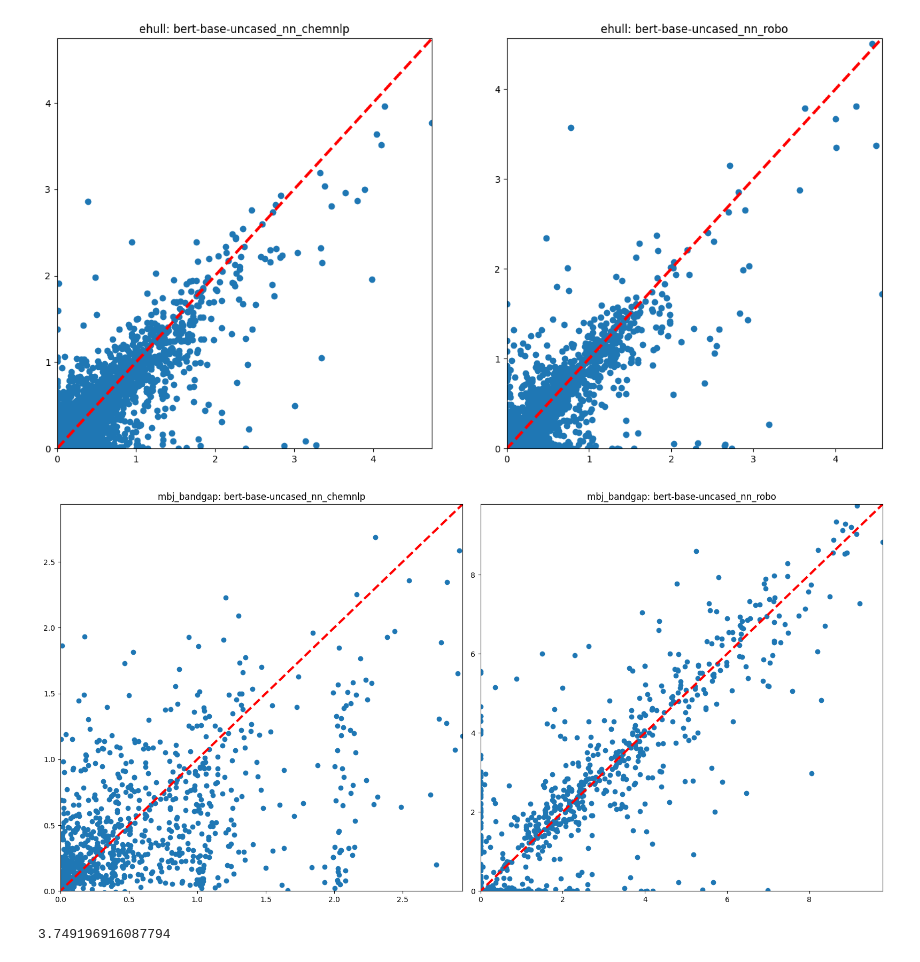
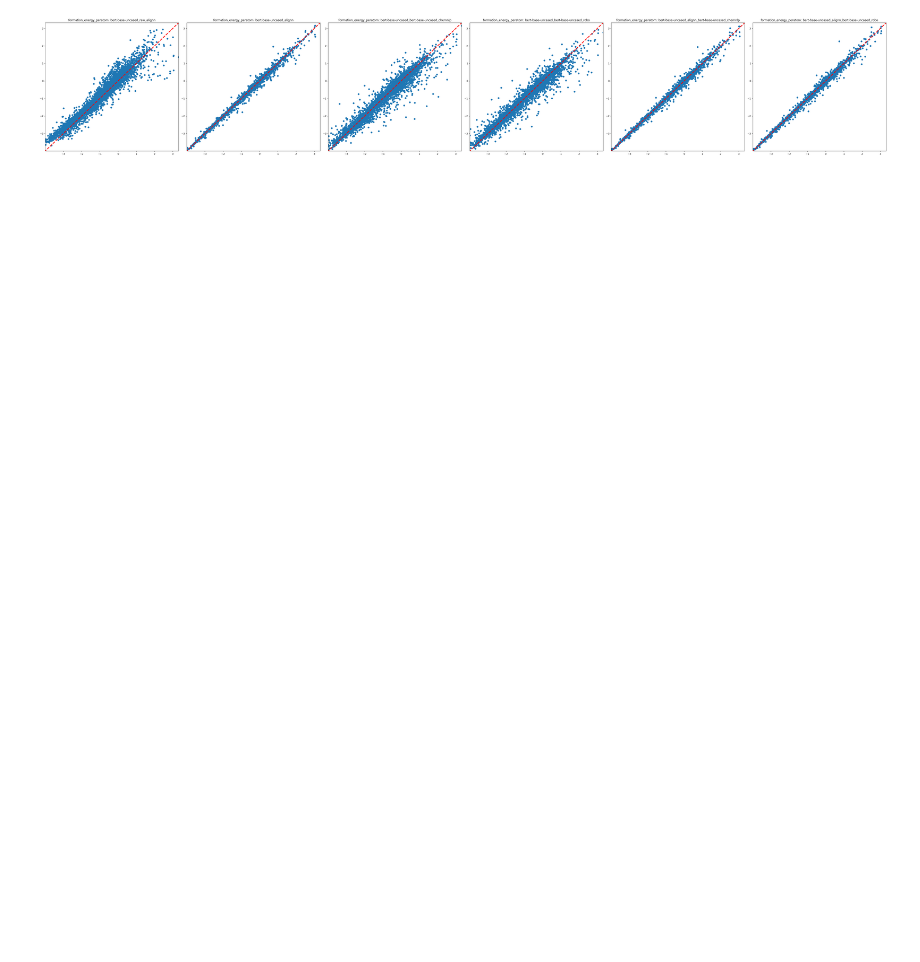
Before and after one commit to Jonathanlyj/ALIGNN-BERT-TL, a Jupyter notebook: analysis.ipynb, the cells around one changed output. Drawn from its saved outputs; the diff is of its cells as text; code cells hidden in the pictures; blank space fills up the shorter version.

```diff
--- a/analysis.ipynb
+++ b/analysis.ipynb
@@ -17,0 +14,8 @@ print(mad)
+# %%
+#Datasize
+props = ['ehull','slme', 'spillage', 'magmom_outcar','mbj_bandgap', 'Tc_supercon']
+llm = "robo"
+for prop in props:
+    t_file_path = f"/scratch/yll6162/atomgpt/data/dataset_bert-base-uncased_{llm}_prop_{prop}.csv"
+    df_t = pd.read_csv(t_file_path, index_col = 0)
+    print(f"dataset size {prop}: {df_t.shape[0]}")from jarvis.db.figshare import data
@@ -18,15 +29,17 @@ print(mad)
 # %%
 # MAD
-props = ['ehull']
+props = ['ehull','slme', 'spillage', 'magmom_outcar','mbj_bandgap', 'Tc_supercon']
+# props = ['formation_energy_peratom']
 
 for prop in props:
-    t_file_path = f"/scratch/yll6162/atomgpt/data/dataset_alignn_bert-base-uncased_robo_prop_{prop}_test.csv"
+
+    t_file_path = f"/scratch/yll6162/atomgpt/data/dataset_alignn_bert-base-uncased_chemnlp_prop_{prop}_test.csv"
     df_t = pd.read_csv(t_file_path, index_col = 0)
 
-    tr_file_path = f"/scratch/yll6162/atomgpt/data/dataset_alignn_bert-base-uncased_robo_prop_{prop}_train.csv"
+    tr_file_path = f"/scratch/yll6162/atomgpt/data/dataset_alignn_bert-base-uncased_chemnlp_prop_{prop}_train.csv"
     df_tr = pd.read_csv(tr_file_path, index_col = 0)
 
-    v_file_path = f"/scratch/yll6162/atomgpt/data/dataset_alignn_bert-base-uncased_robo_prop_{prop}_val.csv"
+    v_file_path = f"/scratch/yll6162/atomgpt/data/dataset_alignn_bert-base-uncased_chemnlp_prop_{prop}_val.csv"
     df_v = pd.read_csv(v_file_path, index_col = 0)
     df_train = pd.concat([df_tr, df_v],axis = 0)
 
@@ -34,5 +47,5 @@ for prop in props:
     n = len(df_t[prop].values)
     mad = mean_absolute_error(df_t[prop].values, n * [tr_mean])
     print(f"{prop} MAD: {mad}")
-print(df_train.shape[0] + df_t.shape[0])
+    print(f"dataset size {prop}: {df_tr.shape[0] + df_t.shape[0] + df_v.shape[0]}")
 # %% [output]
@@ -97,10 +108,10 @@ plt.show()
 # %%
-
-
 # Create a figure with 4x4 subplots
 # props = ['ehull','mbj_bandgap', 'slme', 'spillage', 'magmom_outcar','formation_energy_peratom', 'Tc_supercon']
-props = ['ehull','mbj_bandgap']
-columns = ["nn_chemnlp", "nn_robo"]
+props = ['formation_energy_peratom']
+# columns = ["nn_chemnlp", "nn_robo"]
+columns = ["raw_alignn", "alignn", "bert-base-uncased_chemnlp", "bert-base-uncased_robo",
+"alignn_bert-base-uncased_chemnlp", "alignn_bert-base-uncased_robo"]
 rows = ["bert-base-uncased"]
 
 
@@ -115,46 +126,49 @@ n_cols = len(columns)
 
 # Example data for each subplot
 # prop = props[0]
 
 pred_dir = "/scratch/yll6162/CrossPropertyTL/pred/"
 for prop in props:
 
-    fig, axes = plt.subplots(n_rows, n_cols, figsize=(16, 8))
+    fig, axes = plt.subplots(n_rows, n_cols, figsize=(8 * n_cols, 8))
     for i in range(n_rows):
         for j in range(n_cols):
             if n_rows == 1:
                 axe = axes[j]
             else:
                 axe = axes[i, j]
             row = rows[i]
             col = columns[j]
             axe.set_title(f'{prop}: {row}_{col}', fontsize=12)
+            if col == "raw_alignn":
+                filepath = f"/scratch/yll6162/alignn/{prop}/prediction_results_test_set.csv"
+            else:
+                filename = "_".join([col, "prop", prop, "pred_otf"]) + '.csv'
+                # print(os.path.join(pred_dir, filename))
+                filepath = os.path.join(pred_dir, filename)
 
-            filename = "_".join([row, col.split("_")[1], "prop", prop, "pred_otf"]) + '.csv'
             try:
-                df = pd.read_csv(os.path.join(pred_dir, filename), index_col=0)
+
+                df = pd.read_csv(filepath, index_col=0)
             except:
                 pass
+
+            if col == "raw_alignn":
+                preds = df["prediction"].values
+                labels = df["target"].values
             else:
                 preds = df["predictions"].values
                 labels = df["labels"].values
-                axe.scatter(labels, preds)
-                axe.plot([-100, 100], [-100, 100], '--r', label='y=x', linewidth=3)
-                axe.set_xlim(min(labels), max(labels))
-                axe.set_ylim(min(labels), max(labels))
+            axe.scatter(labels, preds)
+            axe.plot([-100, 100], [-100, 100], '--r', label='y=x', linewidth=3)
+            axe.set_xlim(min(labels), max(labels))
+            axe.set_ylim(min(labels), max(labels))
 
 # Adjust layout to prevent overlap
 plt.tight_layout()
 
 # Display the plot
 plt.show()
+# plt.savefig(f'prediction_{props[0]}.png')
 # %% [output]
-[figure, old version]
+[figure, new version]
-[figure, removed]
-# %%
-mean_value = df_pred['labels'].mean()
-absolute_deviations = abs(df_pred['labels'] - mean_value)
-mad = absolute_deviations.mean()
-mad
-# %% [output]
-3.749196916087794
```
Also changed, not shown: parts of 8 cells of this notebook, 5 other files.
